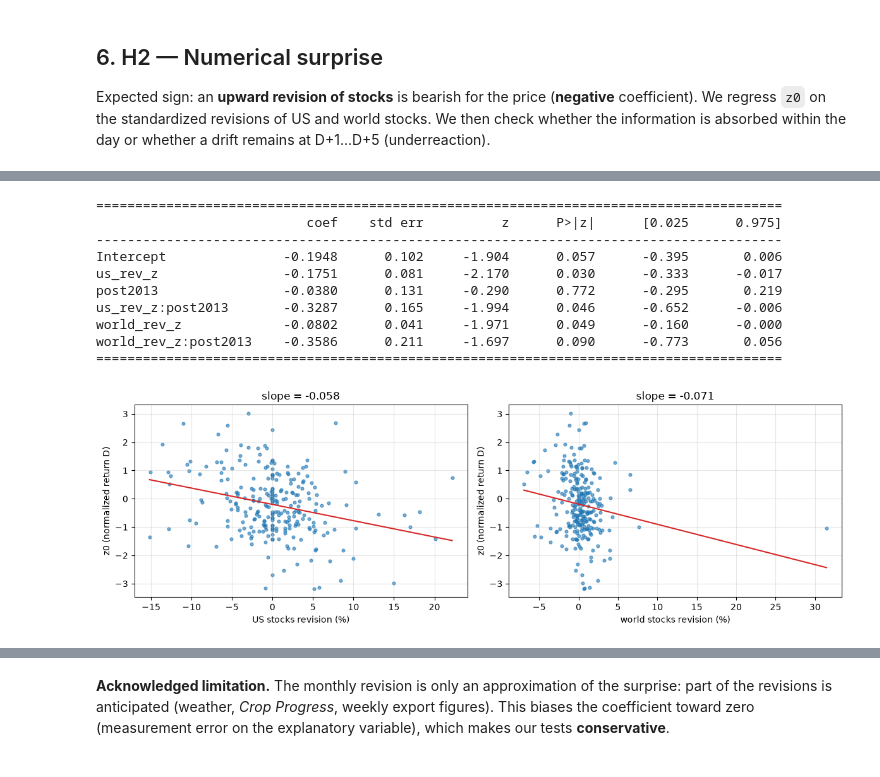
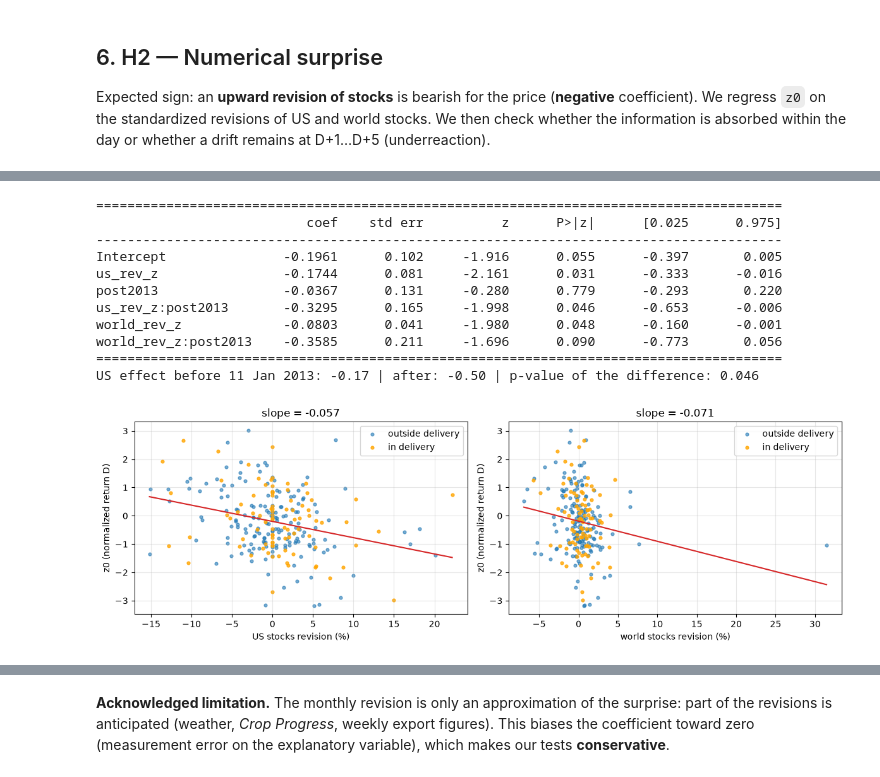
Before and after one commit to perrin-arthur/wasde-wheat-nlp, a Jupyter notebook: wasde_ble.ipynb, the cells around one changed output, grey strips where cells are left out. Drawn from its saved outputs; the diff is of its cells as text; code cells hidden in the pictures.

```diff
--- a/wasde_ble.ipynb
+++ b/wasde_ble.ipynb
@@ -65,6 +66,7 @@ TXT_DIR = DATA_DIR / "wasde_txt"
 TXT_DIR.mkdir(parents=True, exist_ok=True)
 
 START = "2000-01-01"            # start of the yfinance daily price history
+END = "2026-10-23"              # end of the sample, reports AND prices (R9: same results whatever the run date)
 FIRST_TEST_YEAR = 2008          # first out-of-sample year (walk-forward)
 TICKERS = {"wheat": "ZW=F", "corn": "ZC=F", "soy": "ZS=F"}   # CBOT continuous futures
 ESMIS_URL = "https://esmis.nal.usda.gov/publication/world-agricultural-supply-and-demand-estimates"
@@ -78,7 +80,6 @@ LLM_MIN_INTERVAL = float(os.environ.get("LLM_MIN_INTERVAL", "4"))   # seconds be
 # If a model hits its daily quota, the next model of OPENROUTER_FALLBACK_MODELS (comma-separated) is used.
 LLM_MODELS = [LLM_MODEL] + [m.strip() for m in os.environ.get("OPENROUTER_FALLBACK_MODELS", "").split(",") if m.strip()]
 COST_BPS = 3                    # cost per one-way trade (wheat tick = 0.25 c/bu ≈ 0.4 bp + slippage)
-SEED = 42
-rng = np.random.default_rng(SEED)
+SEED = 42                       # T18: no global generator; each random function builds np.random.default_rng(SEED)
 print("LLM enabled:", USE_LLM)
 # %% [output]
@@ -167,7 +168,7 @@ def download_pdf(idx, sleep=0.5):
     return n_new, len(new_fail)
 
 wasde_idx = scrape_wasde_index()
-wasde_idx = wasde_idx[wasde_idx["date"] >= START].reset_index(drop=True)
+wasde_idx = wasde_idx[(wasde_idx["date"] >= START) & (wasde_idx["date"] <= END)].reset_index(drop=True)   # R9
 paths = download_txt(wasde_idx)
 print(f"{len(wasde_idx)} reports listed since {START}, {len(paths)} .txt files available")
 n_new, n_fail = download_pdf(wasde_idx)
@@ -625,17 +749,17 @@ plt.tight_layout()
 # %% [output]
 [figure]
 # %%
-# H1 robustness: sub-periods, and does the negative mean return hold over time?
-r_all = rets["wheat"].dropna()
-dd = pd.DataFrame({"r": r_all, "z_abs": (r_all / sig["wheat"].reindex(r_all.index)).abs()}).dropna()
-dd["wasde"] = dd.index.isin(ev_days["wheat"]).astype(int)
+# H1 robustness: sub-periods (return AND volatility), and does the negative mean return hold over time?
 for lo, hi in [(2000, 2007), (2008, 2012), (2013, 2018), (2019, 2026)]:
-    s = dd[(dd.index.year >= lo) & (dd.index.year <= hi)]
+    s = dw[(dw.index.year >= lo) & (dw.index.year <= hi)]
     a, b = s[s.wasde == 1], s[s.wasde == 0]
+    ratio_z = a.z_abs.mean() / b.z_abs.mean()                                  # T4: volatility check per period
     print(f"{lo}-{hi}: n WASDE={len(a):3d}  mean WASDE {a.r.mean():+.2%} vs other {b.r.mean():+.2%}  "
-          f"p Welch={stats.ttest_ind(a.r, b.r, equal_var=False).pvalue:.3f}")
-w = dd.loc[dd.wasde == 1, "r"]
+          f"p Welch={stats.ttest_ind(a.r, b.r, equal_var=False).pvalue:.3f}  |  |z| ratio {ratio_z:.2f}  "
+          f"p Welch={stats.ttest_ind(a.z_abs, b.z_abs, equal_var=False).pvalue:.3f}")
+w = dw.loc[dw.wasde == 1, "r"]
 ya = w.groupby(w.index.year).mean()
+# T5: stats.wilcoxon is a Wilcoxon signed-rank test (not a sign test)
 print(f"years with negative WASDE mean: {(ya < 0).sum()} out of {len(ya)}; "
-      f"sign test on WASDE returns: p={stats.wilcoxon(w).pvalue:.3f}; negative share {(w < 0).mean():.0%}")
+      f"Wilcoxon signed-rank test on WASDE returns: p={stats.wilcoxon(w).pvalue:.3f}; negative share {(w < 0).mean():.0%}")
 # %% [output]
@@ -676,28 +821,37 @@ pd.DataFrame(res_h2).T
 # %%
 fig, ax = plt.subplots(1, 2, figsize=(12, 4))
 for a, x, lab in [(ax[0], "us_es_rev", "US stocks revision (%)"), (ax[1], "world_es_rev", "world stocks revision (%)")]:
-    a.scatter(d2[x] * 100, d2["z0"], s=12, alpha=.6)
+    liquid, deliv_ev = d2[d2.livraison == 0], d2[d2.livraison == 1]
+    a.scatter(liquid[x] * 100, liquid["z0"], s=12, alpha=.6, label="outside delivery")
+    a.scatter(deliv_ev[x] * 100, deliv_ev["z0"], s=12, alpha=.8, c="orange", label="in delivery")   # orange = event in delivery
     b = np.polyfit(d2[x] * 100, d2["z0"], 1)
     xs = np.linspace(d2[x].min() * 100, d2[x].max() * 100, 50)
     a.plot(xs, np.polyval(b, xs), c="C3")
     a.set(xlabel=lab, ylabel="z0 (normalized return D)", title=f"slope = {b[0]:.3f}")
+    a.legend()
 plt.tight_layout()
 
 # Robustness: change of publication time and recent period
 m = smf.ols("z0 ~ us_rev_z * post2013 + world_rev_z * post2013", d2).fit(cov_type="HC1")
 print(m.summary().tables[1])
+# T8: direct reading of the US effect before / after 11 January 2013 and test of the difference
+effect_before = m.params["us_rev_z"]
+effect_after = m.params["us_rev_z"] + m.params["us_rev_z:post2013"]
+p_diff = m.pvalues["us_rev_z:post2013"]
+print(f"US effect before 11 Jan 2013: {effect_before:+.2f} | after: {effect_after:+.2f} | p-value of the difference: {p_diff:.3f}")
 # %% [output]
 ========================================================================================
                            coef    std err          z      P>|z|      [0.025      0.975]
 ----------------------------------------------------------------------------------------
-Intercept               -0.1948      0.102     -1.904      0.057      -0.395       0.006
-us_rev_z                -0.1751      0.081     -2.170      0.030      -0.333      -0.017
-post2013                -0.0380      0.131     -0.290      0.772      -0.295       0.219
-us_rev_z:post2013       -0.3287      0.165     -1.994      0.046      -0.652      -0.006
-world_rev_z             -0.0802      0.041     -1.971      0.049      -0.160      -0.000
-world_rev_z:post2013    -0.3586      0.211     -1.697      0.090      -0.773       0.056
+Intercept               -0.1961      0.102     -1.916      0.055      -0.397       0.005
+us_rev_z                -0.1744      0.081     -2.161      0.031      -0.333      -0.016
+post2013                -0.0367      0.131     -0.280      0.779      -0.293       0.220
+us_rev_z:post2013       -0.3295      0.165     -1.998      0.046      -0.653      -0.006
+world_rev_z             -0.0803      0.041     -1.980      0.048      -0.160      -0.001
+world_rev_z:post2013    -0.3585      0.211     -1.696      0.090      -0.773       0.056
 ========================================================================================
+US effect before 11 Jan 2013: -0.17 | after: -0.50 | p-value of the difference: 0.046
-[figure, old version]
+[figure, new version]
 # %%
 # H2 robustness: same regression by era (.txt 2000-2010; PDF 2011-2015; .txt 2016-2026)
 d2e = d2.assign(era=np.select([d2.date.dt.year <= 2010, d2.date.dt.year <= 2015],
```
Also changed, not shown: parts of 40 cells of this notebook.
